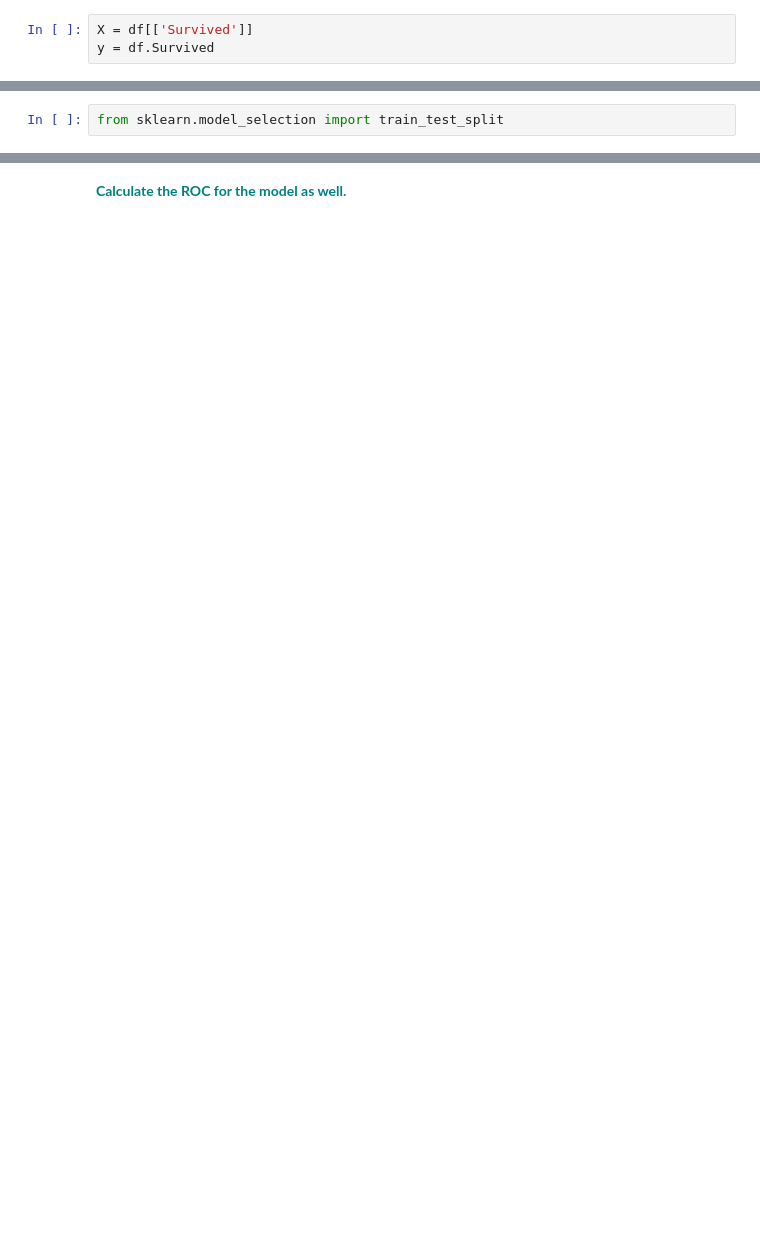
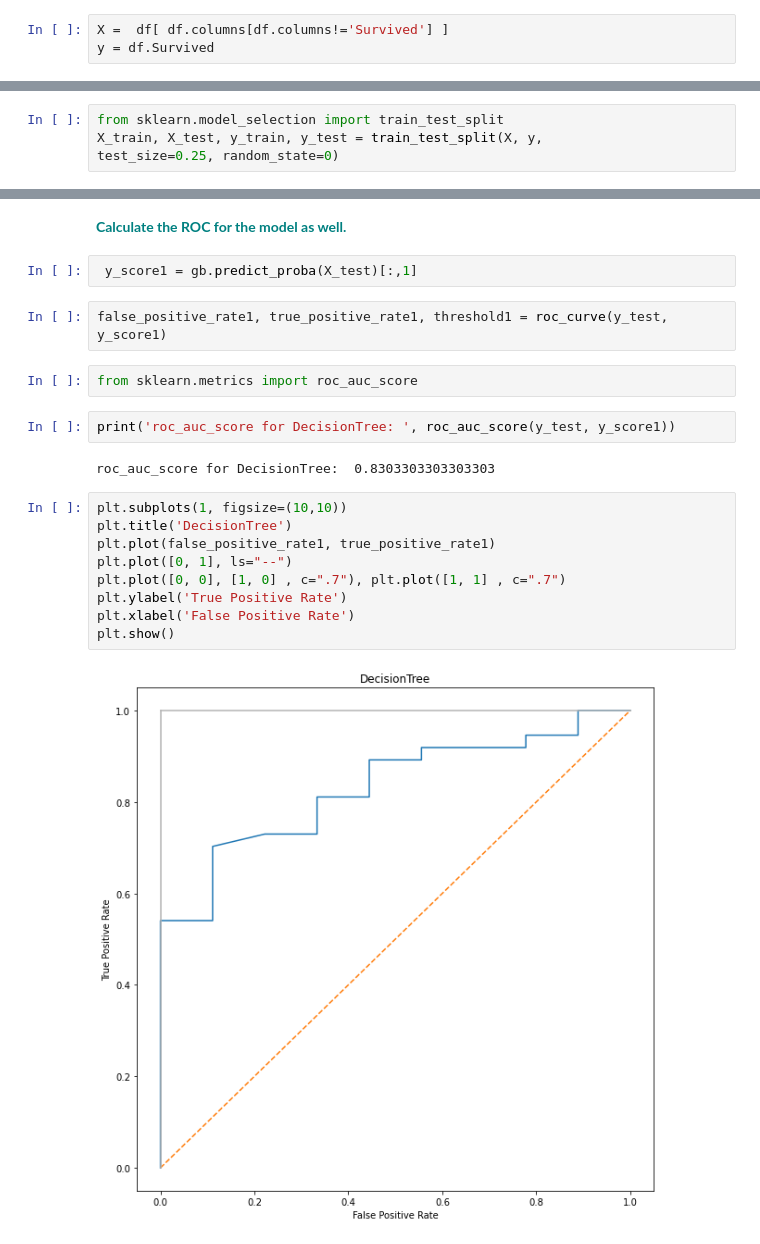
Before and after one commit to jakeye25/datascience, a Jupyter notebook: Gradient Boosting Case Study.ipynb, the cells around one changed output, grey strips where cells are left out. Drawn from its saved outputs; the diff is of its cells as text; blank space fills up the shorter version.

```diff
--- a/Gradient Boosting Case Study.ipynb
+++ b/Gradient Boosting Case Study.ipynb
@@ -219,5 +219,5 @@ dtype: int64
 # %% [markdown]
 **<font color='teal'>Create the X and y matrices from the dataframe, where y = df.Survived </font>**
 # %%
-X = df[['Survived']]
+X =  df[ df.columns[df.columns!='Survived'] ]
 y = df.Survived
@@ -242,6 +255,8 @@ TypeError: 'StandardScaler' object is not callable
 **<font color='teal'>Split the X_scaled and y into 75/25 training and testing data subsets..</font>**
 # %%
 from sklearn.model_selection import train_test_split
+X_train, X_test, y_train, y_test = train_test_split(X, y,
+test_size=0.25, random_state=0)
 # %% [markdown]
 **<font color='teal'>Run the cell below to test multiple learning rates in your gradient boosting classifier.</font>**
 # %%
@@ -258,2 +314,23 @@ for learning_rate in learning_rates:
 # %% [markdown]
 **<font color='teal'>Calculate the ROC for the model as well.</font>**
+# %%
+ y_score1 = gb.predict_proba(X_test)[:,1]
+# %%
+false_positive_rate1, true_positive_rate1, threshold1 = roc_curve(y_test, y_score1)
+# %%
+from sklearn.metrics import roc_auc_score
+# %%
+print('roc_auc_score for DecisionTree: ', roc_auc_score(y_test, y_score1))
+# %% [output]
+roc_auc_score for DecisionTree:  0.8303303303303303
+# %%
+plt.subplots(1, figsize=(10,10))
+plt.title('DecisionTree')
+plt.plot(false_positive_rate1, true_positive_rate1)
+plt.plot([0, 1], ls="--")
+plt.plot([0, 0], [1, 0] , c=".7"), plt.plot([1, 1] , c=".7")
+plt.ylabel('True Positive Rate')
+plt.xlabel('False Positive Rate')
+plt.show()
+# %% [output]
+[figure, added]
```
Also changed, not shown: parts of 5 cells of this notebook.
